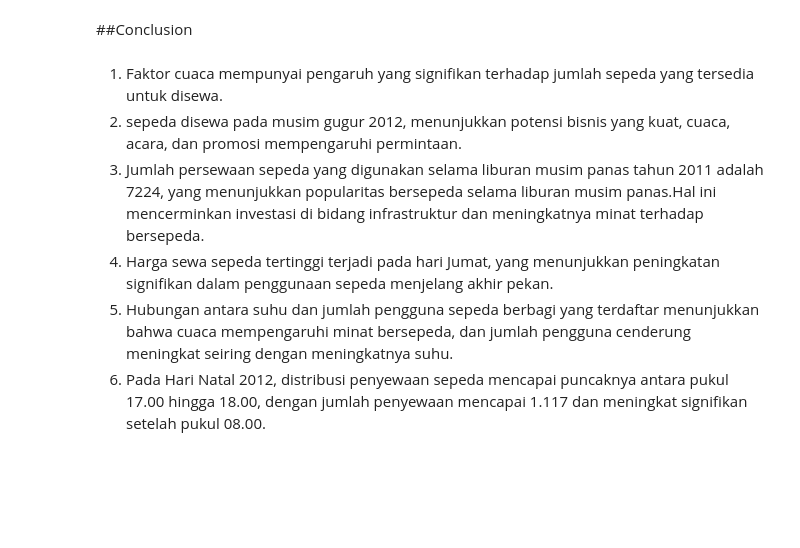
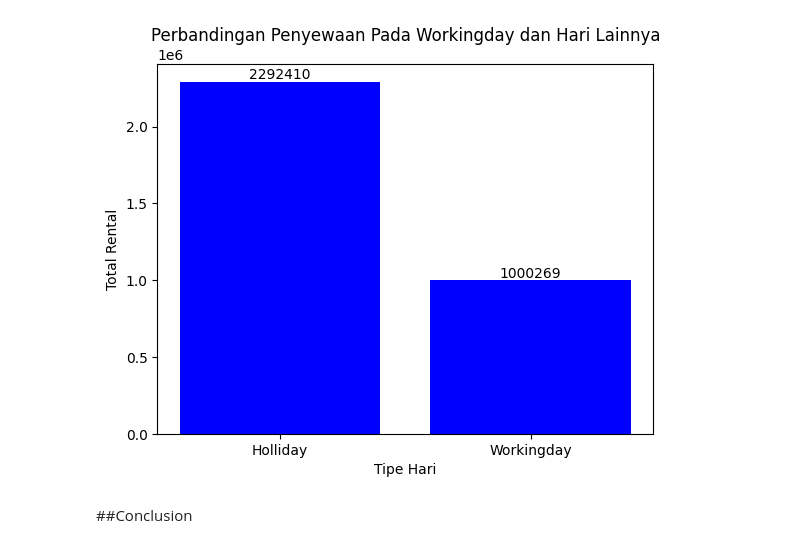
Before and after one commit to zynmut/analisis_data, a Jupyter notebook: Analisis_Data_Bike_Sharing.ipynb, the cells around one changed output. Cells and saved outputs as stored; diff of their text form; code cells hidden in the pictures; blank space fills up the shorter version.

```diff
--- a/Analisis_Data_Bike_Sharing.ipynb
+++ b/Analisis_Data_Bike_Sharing.ipynb
@@ -422,9 +420,16 @@ Sebaran tersebut menunjukkan jumlah rental sepeda mengalami peningkatan paling b
+# %%
+total_rentals_by_day = day_df.groupby('workingday')['cnt'].sum()
+plt.bar(total_rentals_by_day.index, total_rentals_by_day.values, color=['blue'])
+
+plt.xlabel('Tipe Hari')
+plt.ylabel('Total Rental')
+plt.title('Perbandingan Penyewaan Pada Workingday dan Hari Lainnya')
+
+for i, value in enumerate(total_rentals_by_day.values):
+    plt.text(i, value, round(value, 2), ha='center', va='bottom')
+
+plt.show()
+# %% [output]
+[figure, added]
 # %% [markdown]
 ##Conclusion
-# %% [markdown]
-1. Faktor cuaca mempunyai pengaruh yang signifikan terhadap jumlah sepeda yang tersedia untuk disewa.
-2. sepeda disewa pada musim gugur 2012, menunjukkan potensi bisnis yang kuat, cuaca, acara, dan promosi mempengaruhi permintaan.
-3. Jumlah persewaan sepeda  yang digunakan selama liburan musim panas tahun 2011 adalah 7224, yang menunjukkan popularitas bersepeda selama liburan musim panas.Hal ini mencerminkan investasi di bidang infrastruktur dan meningkatnya minat terhadap bersepeda.
-4. Harga sewa sepeda tertinggi terjadi pada hari Jumat, yang menunjukkan peningkatan signifikan dalam penggunaan sepeda  menjelang akhir pekan.
-5. Hubungan antara suhu dan jumlah pengguna sepeda berbagi yang terdaftar  menunjukkan bahwa cuaca mempengaruhi minat bersepeda, dan jumlah pengguna cenderung meningkat seiring dengan meningkatnya suhu.
-6. Pada Hari Natal  2012, distribusi penyewaan sepeda mencapai puncaknya antara pukul 17.00 hingga 18.00, dengan jumlah penyewaan mencapai 1.117 dan meningkat signifikan setelah pukul 08.00.
```
Also changed, not shown: parts of 110 cells of this notebook.
